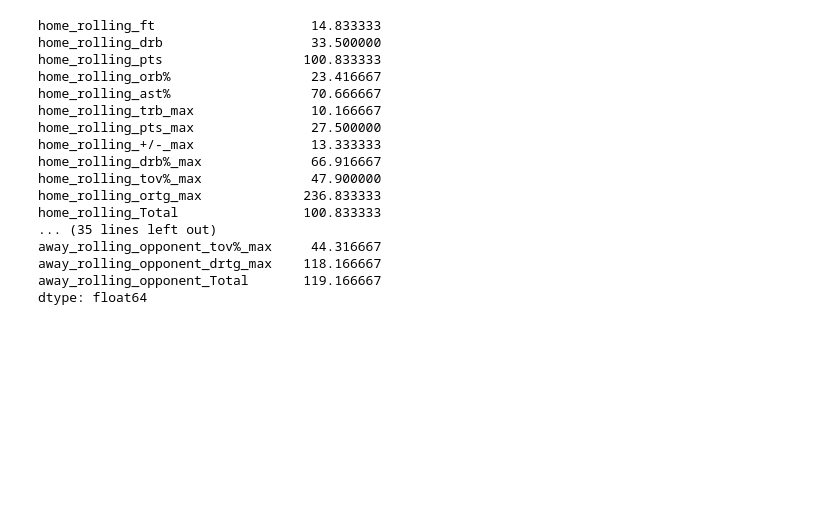
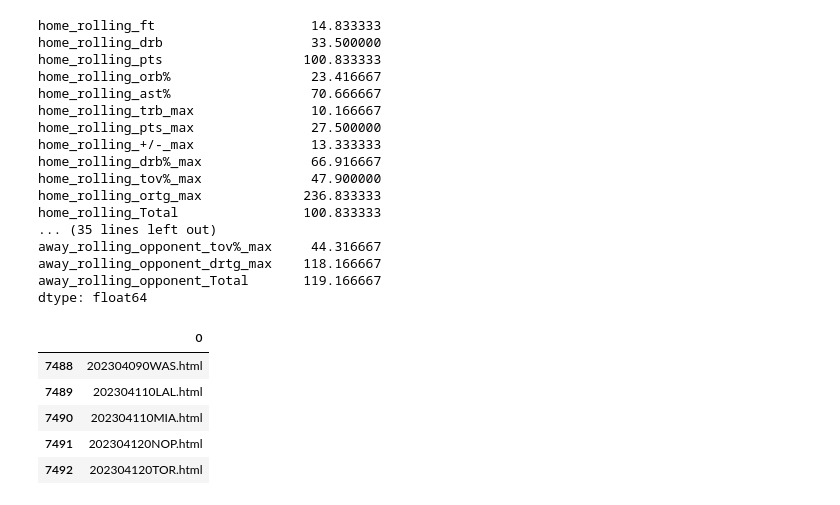
Before and after one commit to joaothomazlemos/NBA-game-outcome, a Jupyter notebook: testing_app.ipynb, the cells around one changed output. Cells and saved outputs as stored; diff of their text form; code cells hidden in the pictures; blank space fills up the shorter version.

```diff
--- a/testing_app.ipynb
+++ b/testing_app.ipynb
@@ -227,3 +227,15 @@ away_rolling_opponent_tov%_max     44.316667
 away_rolling_opponent_drtg_max    118.166667
 away_rolling_opponent_Total       119.166667
 dtype: float64
+# %%
+import os
+import pandas as pd
+test = pd.DataFrame(pd.read_pickle(os.path.join('Web Scraping', 'games_ids.pkl')))
+test.tail()
+# %% [output]
+|  | 0 |
+| 7488 | 202304090WAS.html |
+| 7489 | 202304110LAL.html |
+| 7490 | 202304110MIA.html |
+| 7491 | 202304120NOP.html |
+| 7492 | 202304120TOR.html |
```
Also changed, not shown: parts of 1 cell of this notebook, 2 other files.
